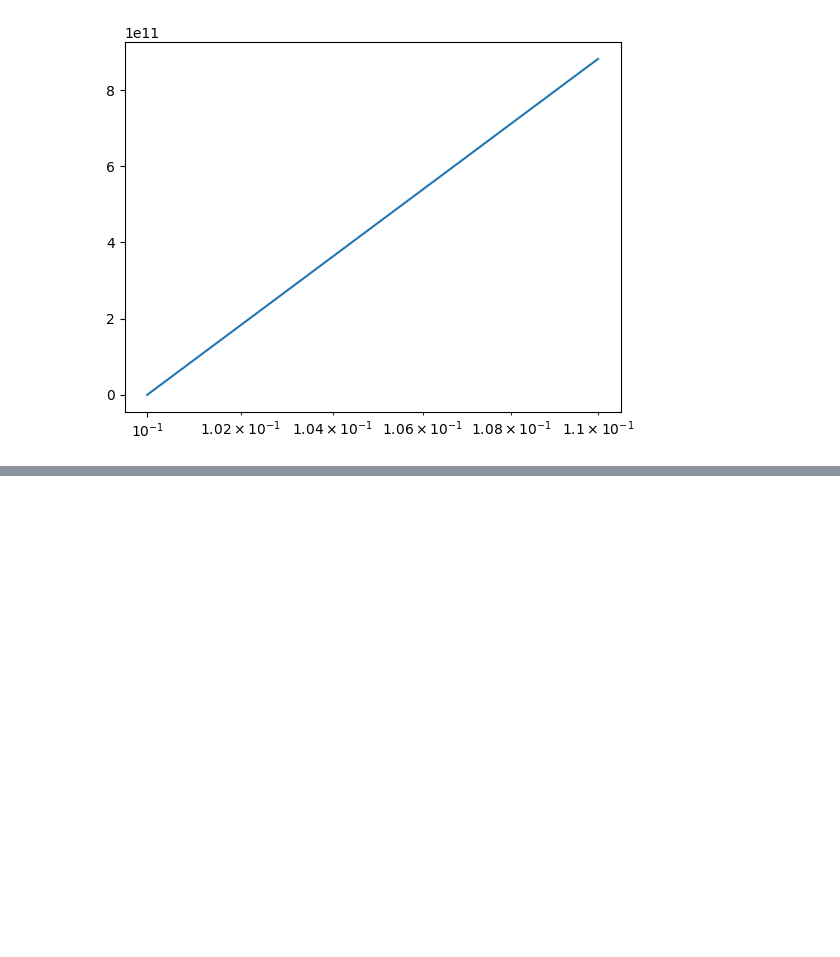
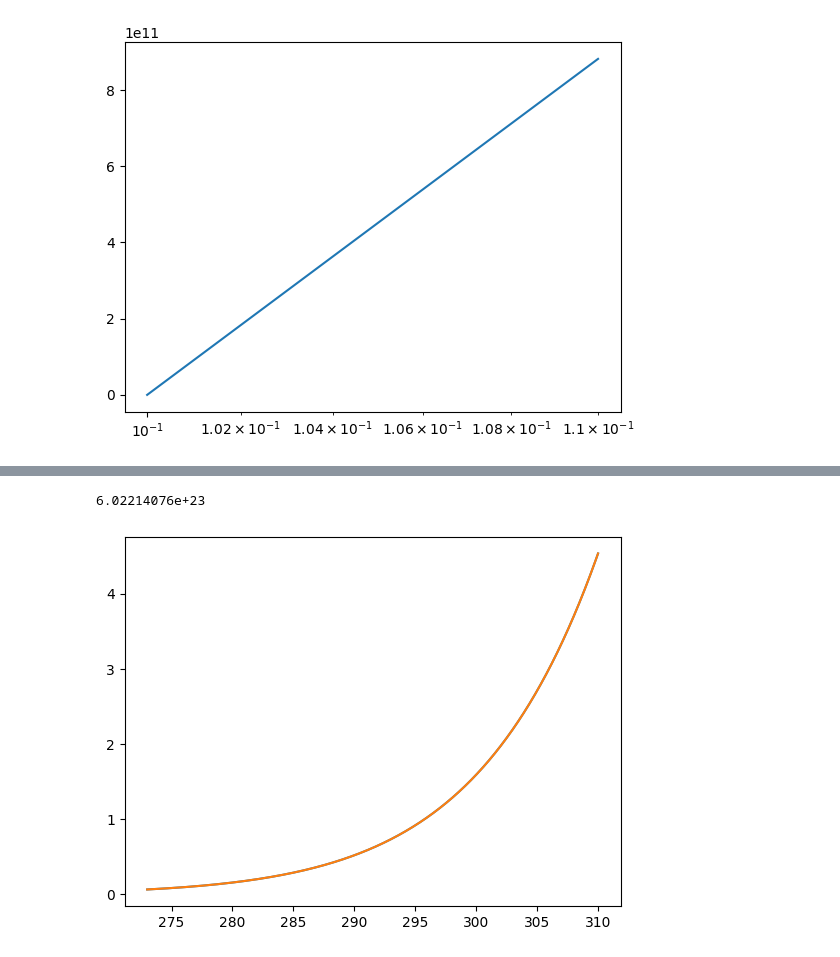
Before and after one commit to Giganten21/SVP, a Jupyter notebook: SVP.ipynb, the cells around one changed output, grey strips where cells are left out. Cells and saved outputs as stored; diff of their text form; code cells hidden in the pictures; blank space fills up the shorter version.

```diff
--- a/SVP.ipynb
+++ b/SVP.ipynb
@@ -138,0 +142,10 @@ nan
+# %%
+P_sat(298)
+
+plt.plot(np.linspace(273,310,100000),P_sat(np.linspace(273,310,100000)))
+def f(t):
+    return 1.3*np.exp(- 8.1*10**4/(sc.k*sc.N_A)* (1/t - 1/298.15))
+plt.plot(np.linspace(273,310,100000), f(np.linspace(273,310,100000)))
+# %% [output]
+6.02214076e+23
+[figure, added]
```
Also changed, not shown: parts of 6 cells of this notebook.
